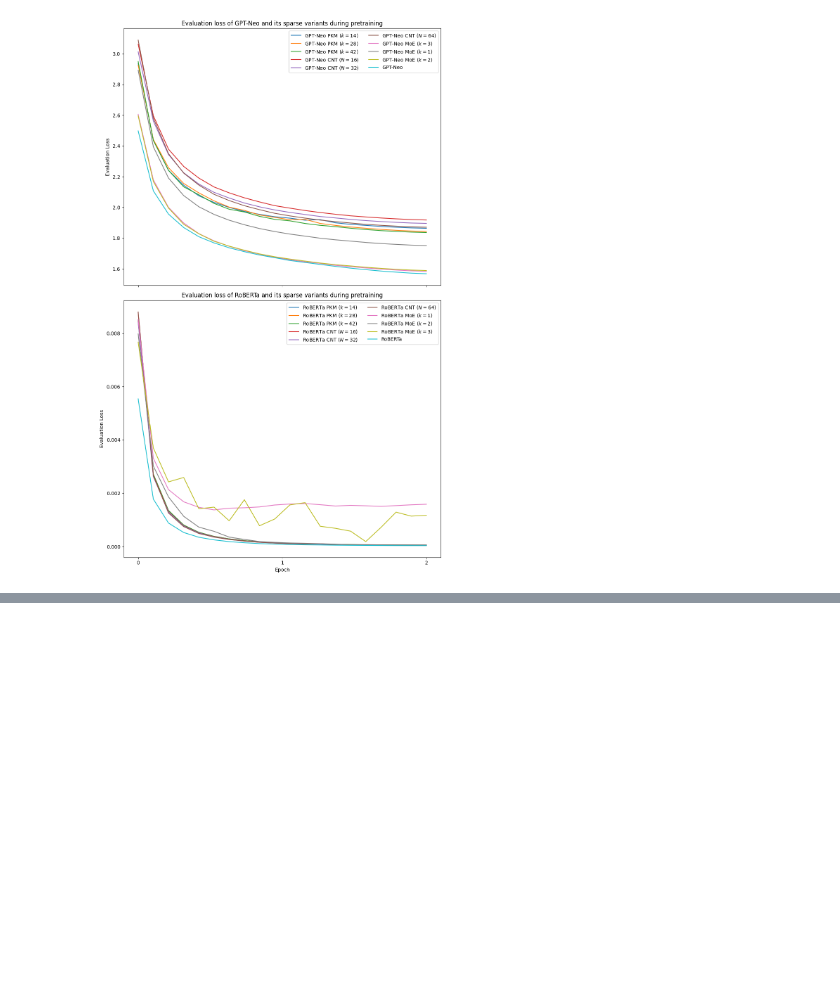
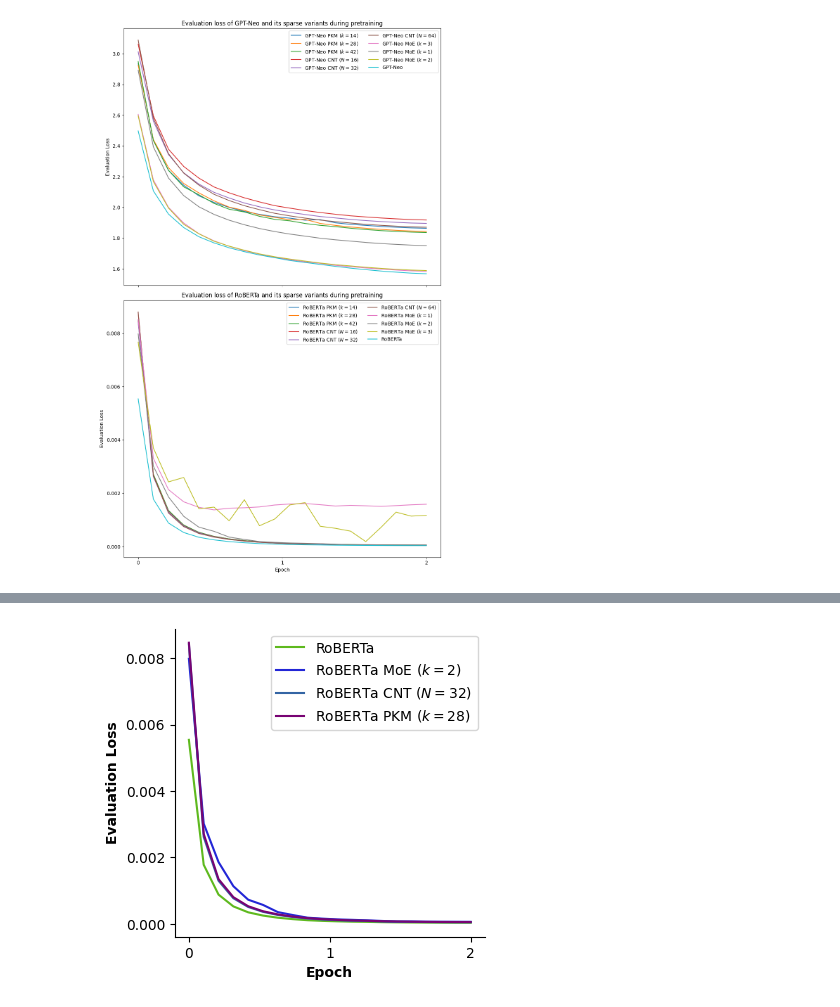
Before and after one commit to AISE-TUDelft/tiny-transformers, a Jupyter notebook: code/eugene/results_analysis.ipynb, the cells around one changed output, grey strips where cells are left out. Cells and saved outputs as stored; diff of their text form; code cells hidden in the pictures; blank space fills up the shorter version.

```diff
--- a/code/eugene/results_analysis.ipynb
+++ b/code/eugene/results_analysis.ipynb
@@ -323,0 +509,20 @@ plt.show()
+# %%
+plt.figure(figsize=(4, 4))
+plt.plot(np.linspace(0,2,num=20), roberta_eval_loss['RoBERTa'], label='RoBERTa', color= '#5eb91e')
+plt.plot(np.linspace(0,2,num=20), roberta_eval_loss['RoBERTa MoE ($k=2$)'], label='RoBERTa MoE ($k=2$)', color='#2327d6')
+plt.plot(np.linspace(0,2,num=20), roberta_eval_loss['RoBERTa CNT ($N=32$)'], label='RoBERTa CNT ($N=32$)', color='#3465a4')
+plt.plot(np.linspace(0,2,num=20), roberta_eval_loss['RoBERTa PKM ($k=28$)'], label='RoBERTa PKM ($k=28$)', color='#780373')
+
+plt.xlabel('Epoch', weight='bold')
+plt.ylabel('Evaluation Loss', weight='bold')
+plt.legend()
+plt.xticks([0, 1, 2])
+
+ax = plt.gca()
+ax.spines['top'].set_visible(False)
+ax.spines['right'].set_visible(False)
+
+plt.savefig('eval_loss.png', transparent=True, bbox_inches = 'tight')
+plt.show()
+# %% [output]
+[figure, added]
```
Also changed, not shown: parts of 28 cells of this notebook, 16 other files.
